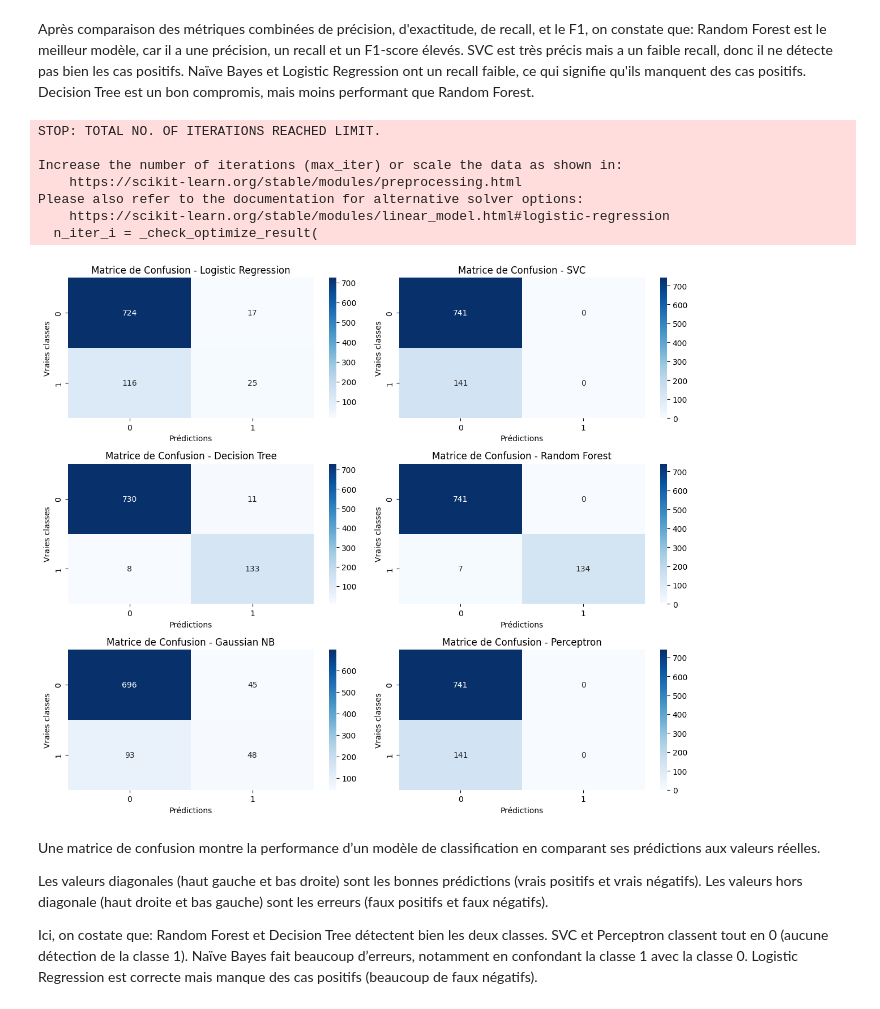
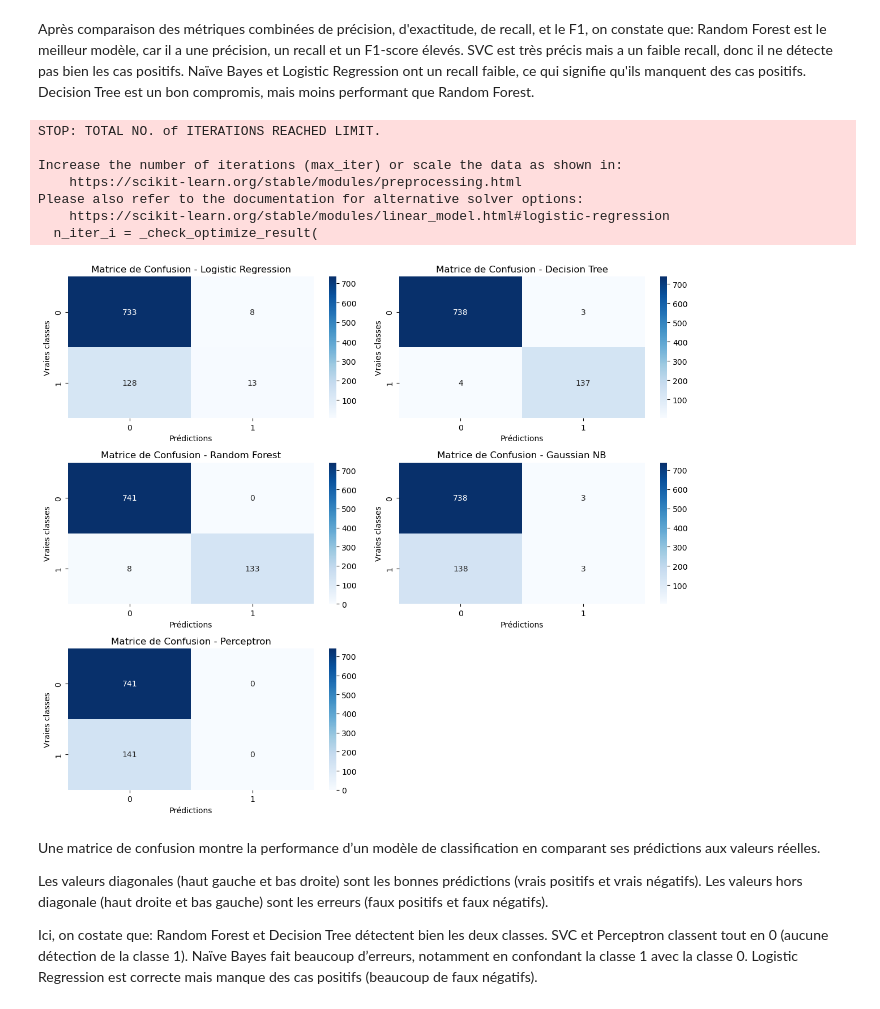
Before and after one commit to D33el/HumanForYou-CESI-A4, a Jupyter notebook: visualisation_des_données.ipynb, the cells around one changed output. Drawn from its saved outputs; the diff is of its cells as text; code cells hidden in the pictures.

```diff
--- a/visualisation_des_données.ipynb
+++ b/visualisation_des_données.ipynb
@@ -170,6 +170,7 @@ general_data_copy.drop(['StandardHours'], axis=1, inplace=True)
 general_data_copy.drop(['Gender'], axis=1, inplace=True)
 general_data_copy.drop(['StockOptionLevel'], axis=1, inplace=True)
 general_data_copy.drop(['Age'], axis=1, inplace=True)
+general_data_copy.drop(['WorkLifeBalance'], axis=1, inplace=True)
 # %%
 # Compter les valeurs nulles
 general_data_copy.isnull().sum()
@@ -713,14 +695,6 @@ model_params = {
             'C': [0.001, 0.01, 0.1, 1, 10],
             'penalty': ['l1', 'l2'],
             'solver': ['liblinear', 'saga']
-        }
-    },
-    'SVC': {
-        'model': SVC(),
-        'params': {
-            'C': [0.1, 1, 10],
-            'kernel': ['rbf', 'linear'],
-            'gamma': ['scale', 'auto']
         }
     },
     'Decision Tree': {
@@ -767,7 +741,7 @@ for model_name, mp in model_params.items():
     grid_search = GridSearchCV(
         estimator=mp['model'],
         param_grid=mp['params'],
-        cv=2,
+        cv=10,
         scoring='accuracy',
         n_jobs=-1
     )
@@ -986,7 +1007,6 @@ X_train, X_test, y_train, y_test = train_test_split(X, y, test_size=0.2, random_
 # Liste des modèles à tester
 models = {
     "Logistic Regression": LogisticRegression(),
-    "SVC": SVC(),
     "Decision Tree": DecisionTreeClassifier(),
     "Random Forest": RandomForestClassifier(),
     "Gaussian NB": GaussianNB(),
@@ -994,35 +1014,35 @@ models = {
 }
 
 # Création des matrices de confusion
 plt.figure(figsize=(12, 10))
 for i, (name, model) in enumerate(models.items(), 1):
     # Entraînement du modèle
     model.fit(X_train, y_train)
 
     # Prédictions sur les données test
     y_pred = model.predict(X_test)
 
     # Calcul de la matrice de confusion
     cm = confusion_matrix(y_test, y_pred)
 
     # Affichage
     plt.subplot(3, 2, i)
     sns.heatmap(cm, annot=True, fmt="d", cmap="Blues", xticklabels=np.unique(y), yticklabels=np.unique(y))
     plt.title(f"Matrice de Confusion - {name}")
     plt.xlabel("Prédictions")
     plt.ylabel("Vraies classes")
 
 plt.tight_layout()
 plt.show()
 # %% [output]
-STOP: TOTAL NO. OF ITERATIONS REACHED LIMIT.
+STOP: TOTAL NO. of ITERATIONS REACHED LIMIT.
 
 Increase the number of iterations (max_iter) or scale the data as shown in:
     https://scikit-learn.org/stable/modules/preprocessing.html
 Please also refer to the documentation for alternative solver options:
     https://scikit-learn.org/stable/modules/linear_model.html#logistic-regression
   n_iter_i = _check_optimize_result(
-[figure, old version]
+[figure, new version]
 # %% [markdown]
 Une matrice de confusion montre la performance d’un modèle de classification en comparant ses prédictions aux valeurs réelles.
 
```
Also changed, not shown: parts of 10 cells of this notebook.
